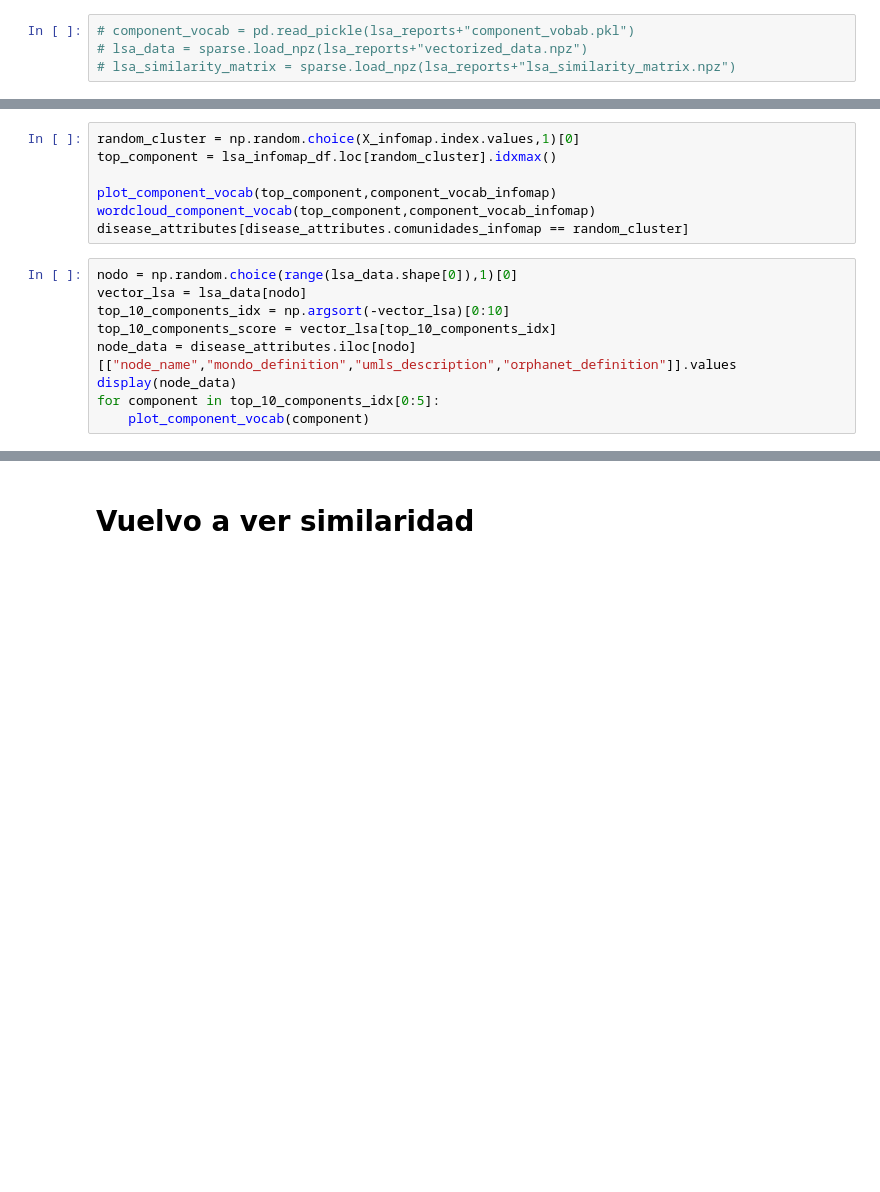
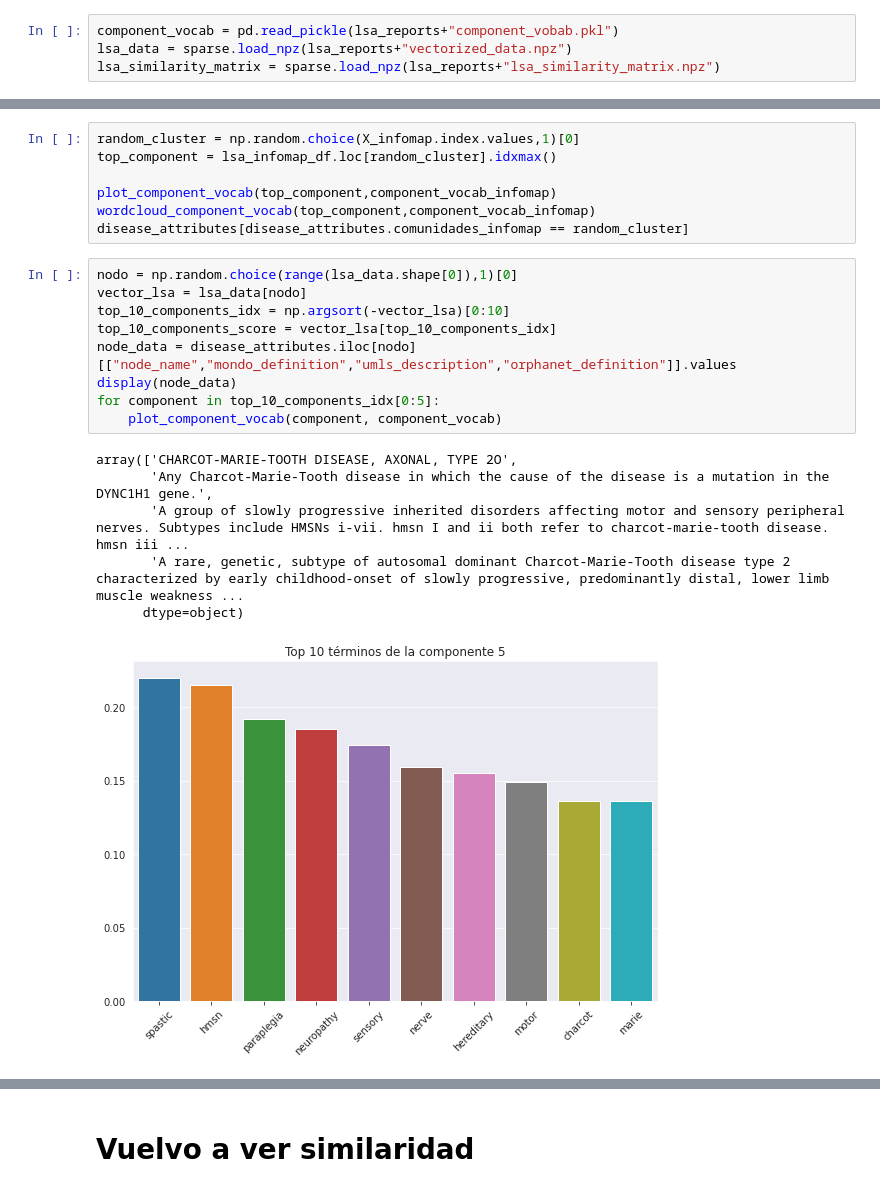
Before and after one commit to ingridheuer/gcnn_gdas, a Jupyter notebook: exploration/notebooks/network_analysis/lsa.ipynb, the cells around one changed output, grey strips where cells are left out. Drawn from its saved outputs; the diff is of its cells as text; blank space fills up the shorter version.

```diff
--- a/exploration/notebooks/network_analysis/lsa.ipynb
+++ b/exploration/notebooks/network_analysis/lsa.ipynb
@@ -278,9 +303,9 @@ component_vocab
 # %% [markdown]
 ## Checkpoint
 # %%
-# component_vocab = pd.read_pickle(lsa_reports+"component_vobab.pkl")
-# lsa_data = sparse.load_npz(lsa_reports+"vectorized_data.npz")
-# lsa_similarity_matrix = sparse.load_npz(lsa_reports+"lsa_similarity_matrix.npz")
+component_vocab = pd.read_pickle(lsa_reports+"component_vobab.pkl")
+lsa_data = sparse.load_npz(lsa_reports+"vectorized_data.npz")
+lsa_similarity_matrix = sparse.load_npz(lsa_reports+"lsa_similarity_matrix.npz")
 # %%
 from wordcloud import WordCloud
 
@@ -324,9 +351,16 @@ disease_attributes[disease_attributes.comunidades_infomap == random_cluster]
 # %%
 nodo = np.random.choice(range(lsa_data.shape[0]),1)[0]
 vector_lsa = lsa_data[nodo]
 top_10_components_idx = np.argsort(-vector_lsa)[0:10]
 top_10_components_score = vector_lsa[top_10_components_idx]
 node_data = disease_attributes.iloc[nodo][["node_name","mondo_definition","umls_description","orphanet_definition"]].values
 display(node_data)
 for component in top_10_components_idx[0:5]:
-    plot_component_vocab(component)
+    plot_component_vocab(component, component_vocab)
+# %% [output]
+array(['CHARCOT-MARIE-TOOTH DISEASE, AXONAL, TYPE 2O',
+       'Any Charcot-Marie-Tooth disease in which the cause of the disease is a mutation in the DYNC1H1 gene.',
+       'A group of slowly progressive inherited disorders affecting motor and sensory peripheral nerves. Subtypes include HMSNs i-vii. hmsn I and ii both refer to charcot-marie-tooth disease. hmsn iii ...
+       'A rare, genetic, subtype of autosomal dominant Charcot-Marie-Tooth disease type 2 characterized by early childhood-onset of slowly progressive, predominantly distal, lower limb muscle weakness ...
+      dtype=object)
+[figure, added]
```
Also changed, not shown: parts of 18 cells of this notebook, 1 other file.
